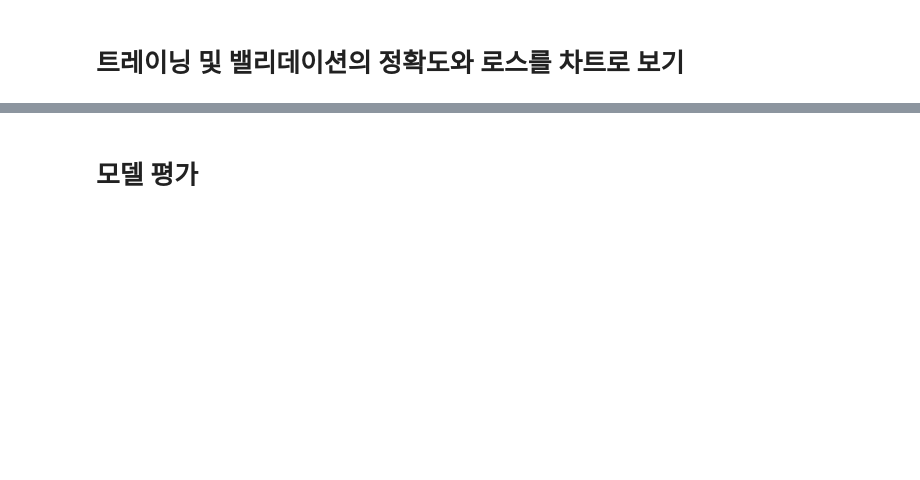
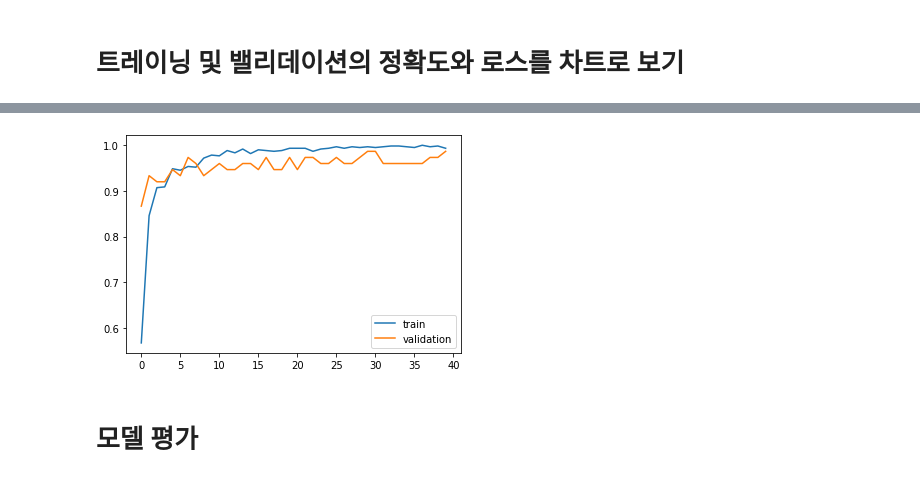
Before and after one commit to leopard4/yh-k3, a Jupyter notebook: 딥러닝강의파일/15_vehicle_classification_mobilenetv2.ipynb, the cells around one changed output, grey strips where cells are left out. Saved outputs shown, nothing was run; the diff lists cells and outputs as text; code cells hidden in the pictures; blank space fills up the shorter version.

```diff
--- a/딥러닝강의파일/15_vehicle_classification_mobilenetv2.ipynb
+++ b/딥러닝강의파일/15_vehicle_classification_mobilenetv2.ipynb
@@ -305,0 +327,2 @@ NameError: ignored
+# %%
+model.compile(Adam(0.0001) , 'categorical_crossentropy', ['accuracy']  )
@@ -305,0 +334,9 @@ NameError: ignored
+# %%
+train_datagen = ImageDataGenerator(rotation_range=10, horizontal_flip=True)
+# %%
+train_generator = train_datagen.flow(X_train, y_train, batch_size=64)
+# %%
+epoch_history = model.fit(train_generator, epochs = 40,
+                          validation_data = (X_val, y_val) ,
+                          batch_size = 64,
+                          callbacks = [mcp , csv_logger] )
@@ -308,2 +368,9 @@ NameError: ignored
+# %%
+plt.plot( epoch_history.history['accuracy']  )
+plt.plot( epoch_history.history['val_accuracy']  )
+plt.legend( ['train', 'validation'] )
+plt.show()
+# %% [output]
+[figure, added]
 # %% [markdown]
 # 모델 평가
```
Also changed, not shown: parts of 34 cells of this notebook.
